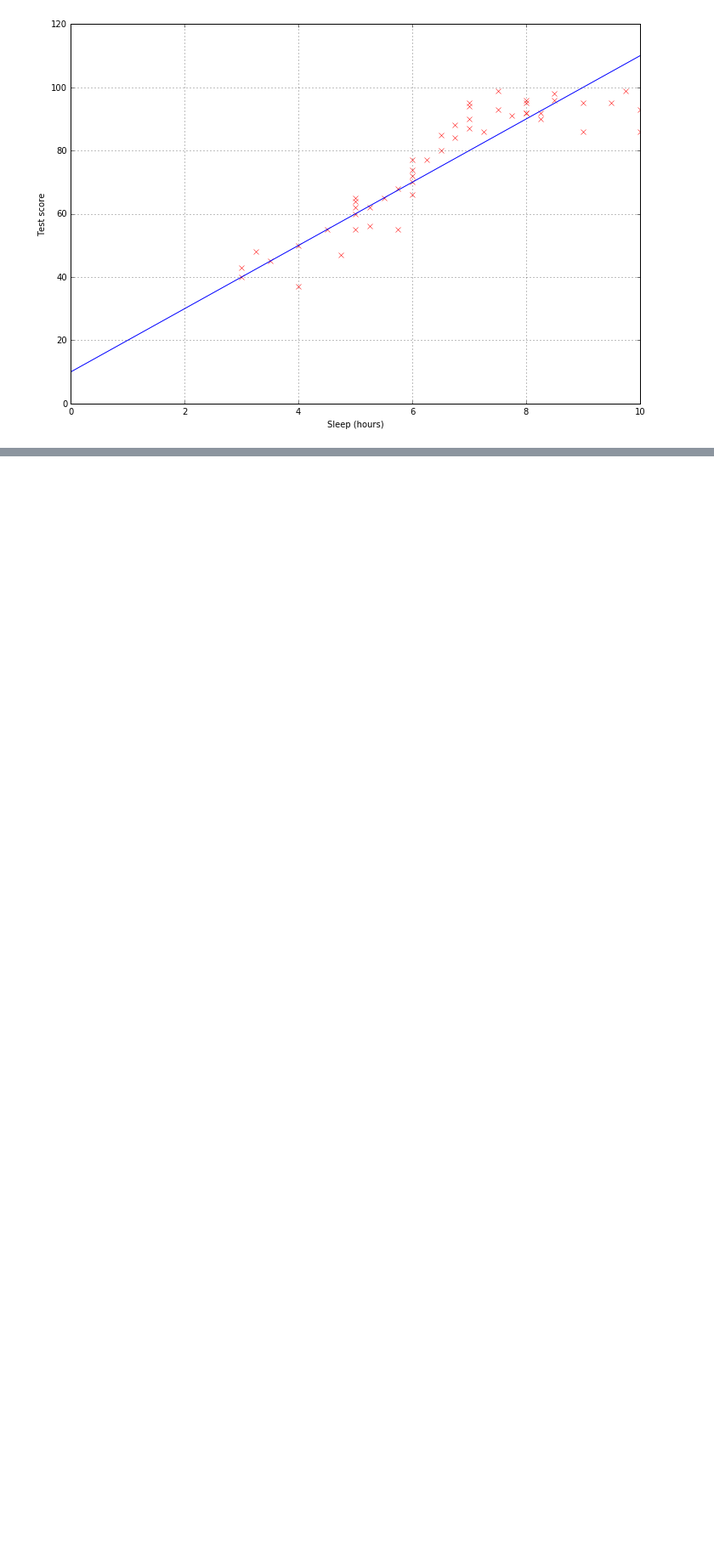
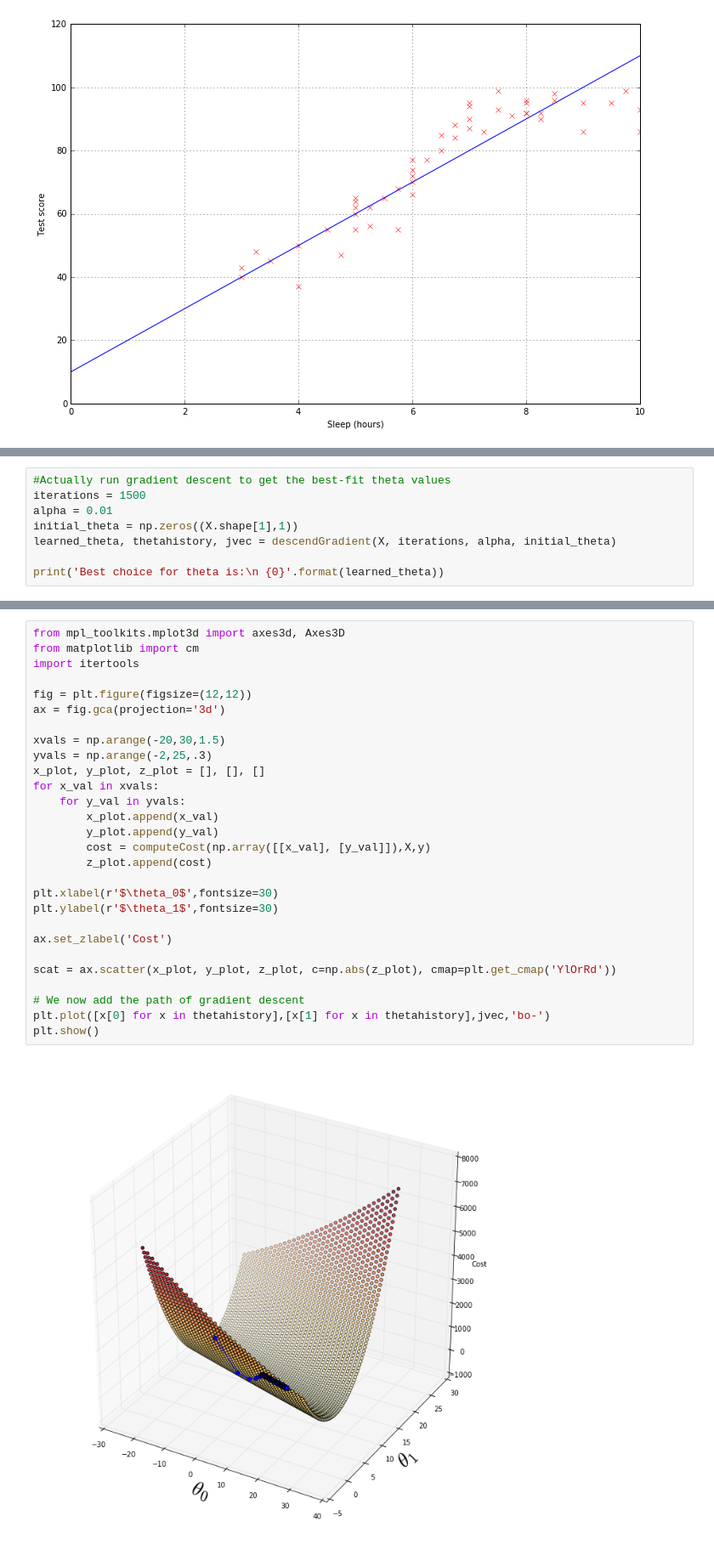
Before and after one commit to lancefisher/ml-intro, a Jupyter notebook: Machine Learning.ipynb, the cells around one changed output, grey strips where cells are left out. Shown: that part at 85% size. Cells and saved outputs as stored; diff of their text form; blank space fills up the shorter version.

Commit message:
do gradient descent

```diff
--- a/Machine Learning.ipynb
+++ b/Machine Learning.ipynb
@@ -62,0 +158,8 @@ This is also called the "mean squared error" function. It tells us how far off o
+# %%
+#Actually run gradient descent to get the best-fit theta values
+iterations = 1500
+alpha = 0.01
+initial_theta = np.zeros((X.shape[1],1))
+learned_theta, thetahistory, jvec = descendGradient(X, iterations, alpha, initial_theta)
+
+print('Best choice for theta is:\n {0}'.format(learned_theta))
@@ -62,0 +170,30 @@ This is also called the "mean squared error" function. It tells us how far off o
+# %%
+from mpl_toolkits.mplot3d import axes3d, Axes3D
+from matplotlib import cm
+import itertools
+
+fig = plt.figure(figsize=(12,12))
+ax = fig.gca(projection='3d')
+
+xvals = np.arange(-20,30,1.5)
+yvals = np.arange(-2,25,.3)
+x_plot, y_plot, z_plot = [], [], []
+for x_val in xvals:
+    for y_val in yvals:
+        x_plot.append(x_val)
+        y_plot.append(y_val)
+        cost = computeCost(np.array([[x_val], [y_val]]),X,y)
+        z_plot.append(cost)
+
+plt.xlabel(r'$\theta_0$',fontsize=30)
+plt.ylabel(r'$\theta_1$',fontsize=30)
+
+ax.set_zlabel('Cost')
+
+scat = ax.scatter(x_plot, y_plot, z_plot, c=np.abs(z_plot), cmap=plt.get_cmap('YlOrRd'))
+
+# We now add the path of gradient descent
+plt.plot([x[0] for x in thetahistory],[x[1] for x in thetahistory],jvec,'bo-')
+plt.show()
+# %% [output]
+[figure, added]
```
Also changed, not shown: parts of 8 cells of this notebook.
